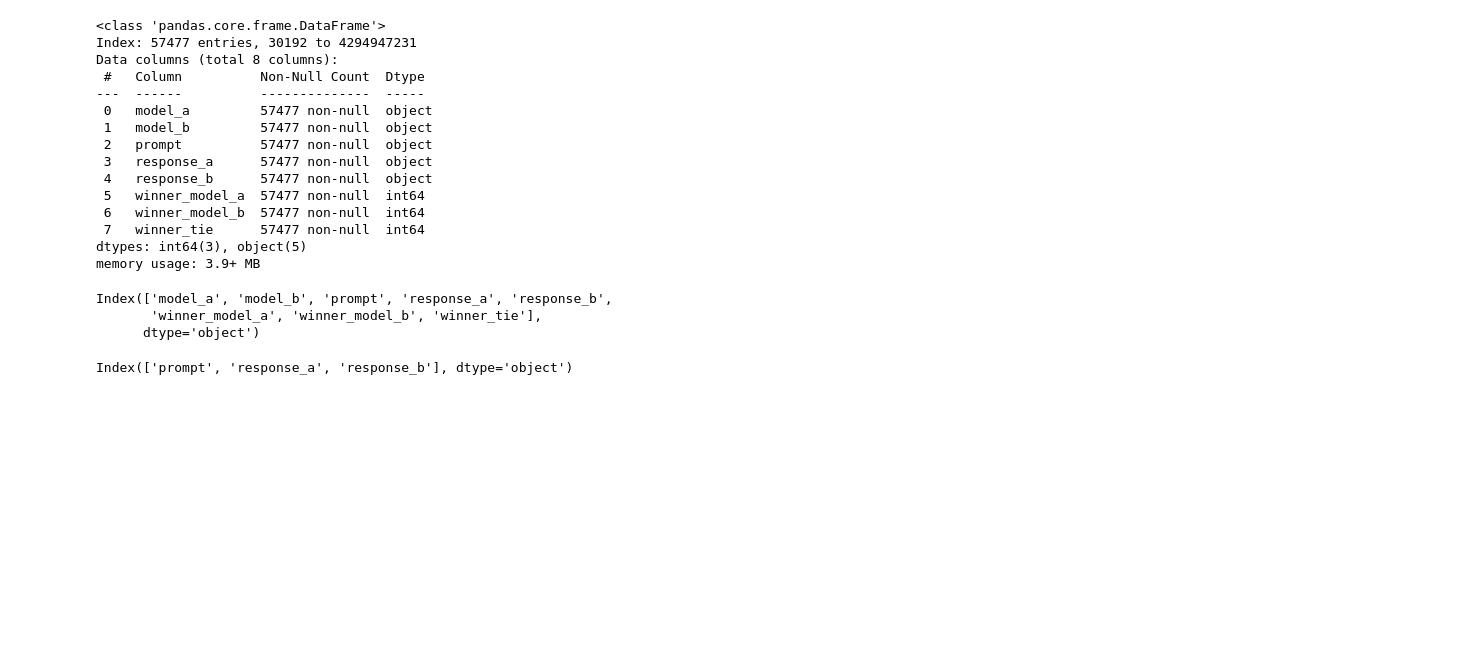
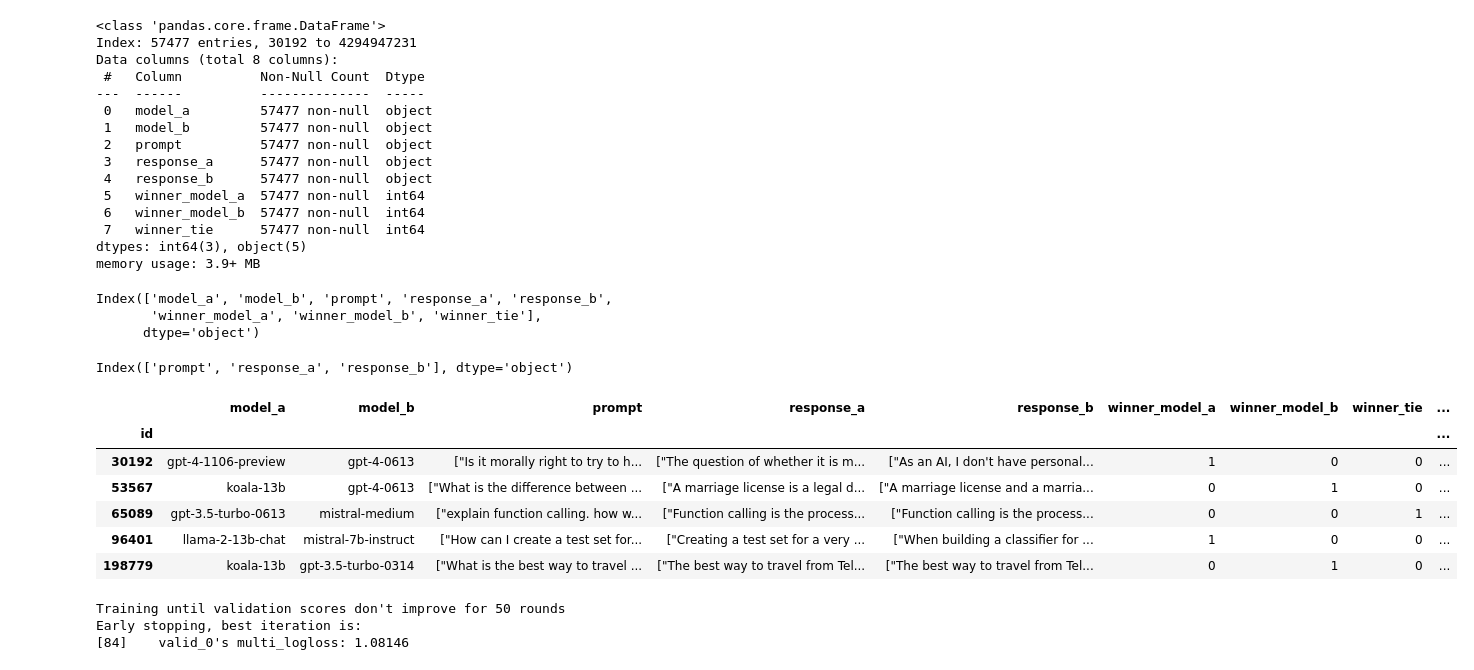
Before and after one commit to sjain600/Kaggle-LLM-Classification, a Jupyter notebook: llm-classification.ipynb, the cells around one changed output. Cells and saved outputs as stored; diff of their text form; code cells hidden in the pictures; blank space fills up the shorter version.

Commit message:
Using LGBMClassifier model to make predictions

```diff
--- a/llm-classification.ipynb
+++ b/llm-classification.ipynb
@@ -80,3 +96,29 @@ features = ['prompt', 'response_a', 'response_b']
+# %%
+train['combined_text'] = (
+    train["prompt"] + " " +
+    train["response_a"] + " " +
+    train["response_b"]
+)
+
+test['combined_text'] = (
+    test["prompt"] + " " +
+    test["response_a"] + " " +
+    test["response_b"]
+)
+# %%
+pat = f"[{string.punctuation}]"
+
+train['combined_text'] = (
+    train['combined_text']
+    .str.lower()
+    .str.replace(pat, "", regex=True)
+)
+
+test['combined_text'] = (
+    test['combined_text']
+    .str.lower()
+    .str.replace(pat, "", regex=True)
+)
 # %%
 def target_row(row):
     if row['winner_model_a'] == 1:
@@ -87,4 +129,14 @@ def target_row(row):
 
     else:
         return 2
+# %%
+train.head()
+# %% [output]
+|  | model_a | model_b | prompt | response_a | response_b | winner_model_a | winner_model_b | winner_tie | ... |
+| id |  |  |  |  |  |  |  |  | ... |
+| 30192 | gpt-4-1106-preview | gpt-4-0613 | ["Is it morally right to try to h... | ["The question of whether it is m... | ["As an AI, I don't have personal... | 1 | 0 | 0 | ... |
+| 53567 | koala-13b | gpt-4-0613 | ["What is the difference between ... | ["A marriage license is a legal d... | ["A marriage license and a marria... | 0 | 1 | 0 | ... |
+| 65089 | gpt-3.5-turbo-0613 | mistral-medium | ["explain function calling. how w... | ["Function calling is the process... | ["Function calling is the process... | 0 | 0 | 1 | ... |
+| 96401 | llama-2-13b-chat | mistral-7b-instruct | ["How can I create a test set for... | ["Creating a test set for a very ... | ["When building a classifier for ... | 1 | 0 | 0 | ... |
+| 198779 | koala-13b | gpt-3.5-turbo-0314 | ["What is the best way to travel ... | ["The best way to travel from Tel... | ["The best way to travel from Tel... | 0 | 1 | 0 | ... |
 # %%
@@ -114,2 +157,22 @@ lr = LogisticRegression(max_iter=500, solver='liblinear', random_state=42, multi
+# %%
+from lightgbm import LGBMClassifier
+from lightgbm import early_stopping
+from sklearn.metrics import log_loss
+
+lgm = LGBMClassifier(
+    objective='multiclass',
+    numclass=3,
+    n_estimators=1000,
+    learning_rate=0.05,
+    random_state=20,
+    max_depth=10,
+    reg_alpha=2.83707,
+    colsample_bytree=0.89332,
+    verbose=-1
+).fit(X_train, y_train, eval_set=[(X_valid, y_valid)], callbacks=[early_stopping(stopping_rounds=50)])
+# %% [output]
+Training until validation scores don't improve for 50 rounds
+Early stopping, best iteration is:
+[84]    valid_0's multi_logloss: 1.08146
 # %%
 # Make predictions
```
Also changed, not shown: parts of 8 cells of this notebook.
